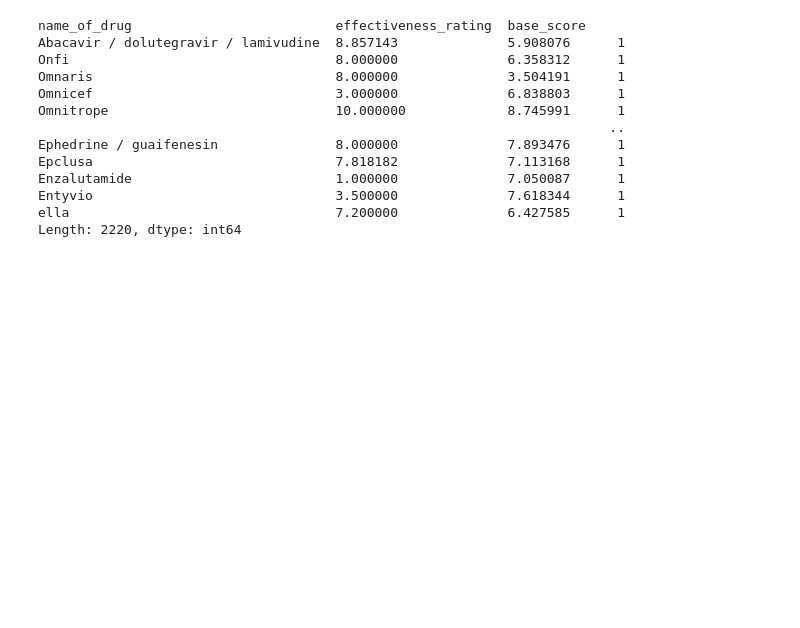
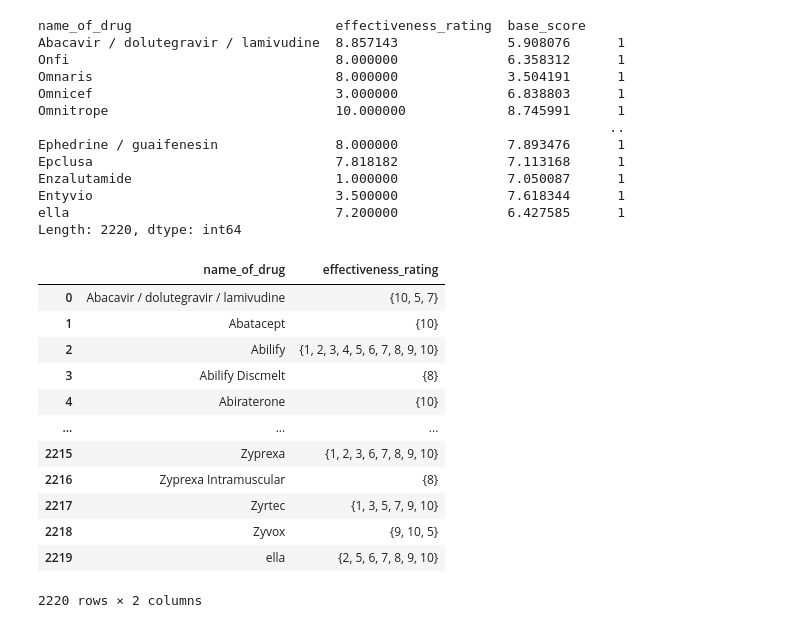
Before and after one commit to AdityaPatidaroo7/Aditya-, a Jupyter notebook: Neurance_ai_problem.ipynb, the cells around one changed output. Cells and saved outputs as stored; diff of their text form; code cells hidden in the pictures; blank space fills up the shorter version.

```diff
--- a/Neurance_ai_problem.ipynb
+++ b/Neurance_ai_problem.ipynb
@@ -161,4 +167,22 @@ Enzalutamide                          1.000000              7.050087      1
 Entyvio                               3.500000              7.618344      1
 ella                                  7.200000              6.427585      1
 Length: 2220, dtype: int64
+# %%
+# Analysing the drug name and efective rating with groupby
+b = pd.DataFrame(df[['name_of_drug', 'effectiveness_rating', 'base_score']].groupby('name_of_drug')['effectiveness_rating'].apply(set)).reset_index()
+b
+# %% [output]
+|  | name_of_drug | effectiveness_rating |
+| 0 | Abacavir / dolutegravir / lamivudine | {10, 5, 7} |
+| 1 | Abatacept | {10} |
+| 2 | Abilify | {1, 2, 3, 4, 5, 6, 7, 8, 9, 10} |
+| 3 | Abilify Discmelt | {8} |
+| 4 | Abiraterone | {10} |
+| ... | ... | ... |
+| 2215 | Zyprexa | {1, 2, 3, 6, 7, 8, 9, 10} |
+| 2216 | Zyprexa Intramuscular | {8} |
+| 2217 | Zyrtec | {1, 3, 5, 7, 9, 10} |
+| 2218 | Zyvox | {9, 10, 5} |
+| 2219 | ella | {2, 5, 6, 7, 8, 9, 10} |
+2220 rows × 2 columns
 # %%
```
Also changed, not shown: parts of 13 cells of this notebook.
